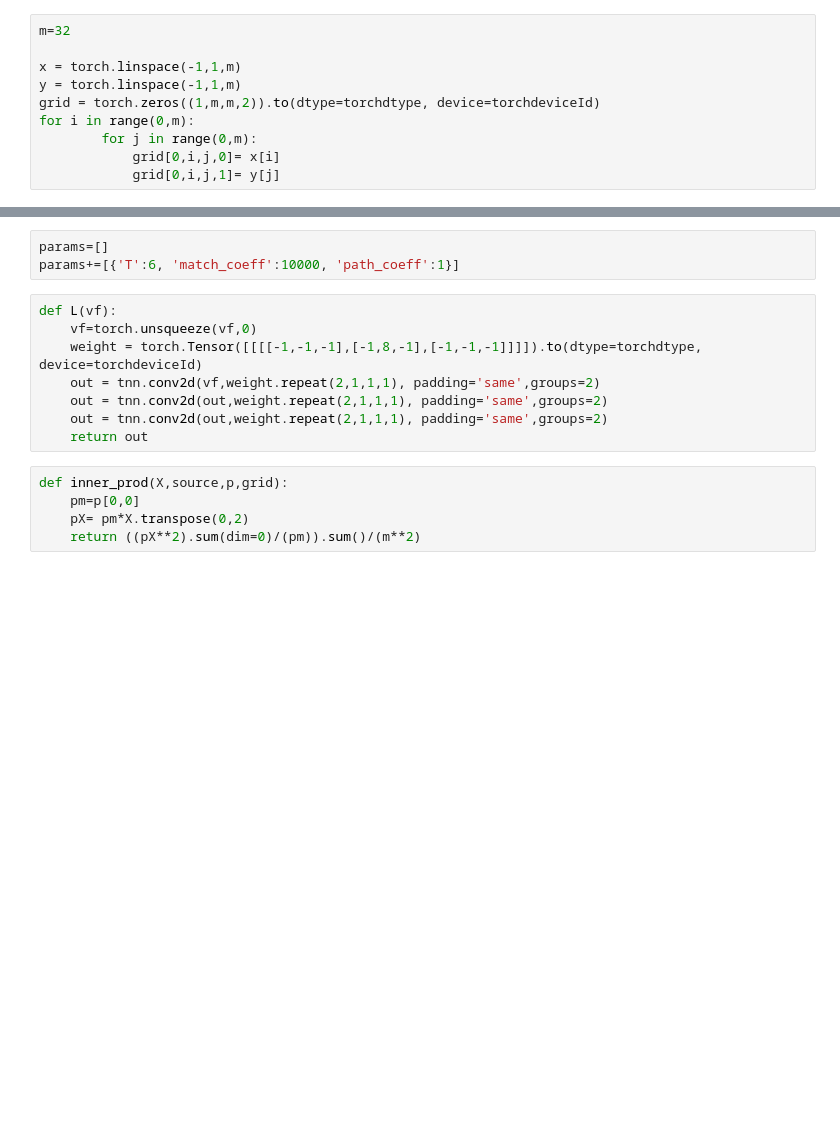
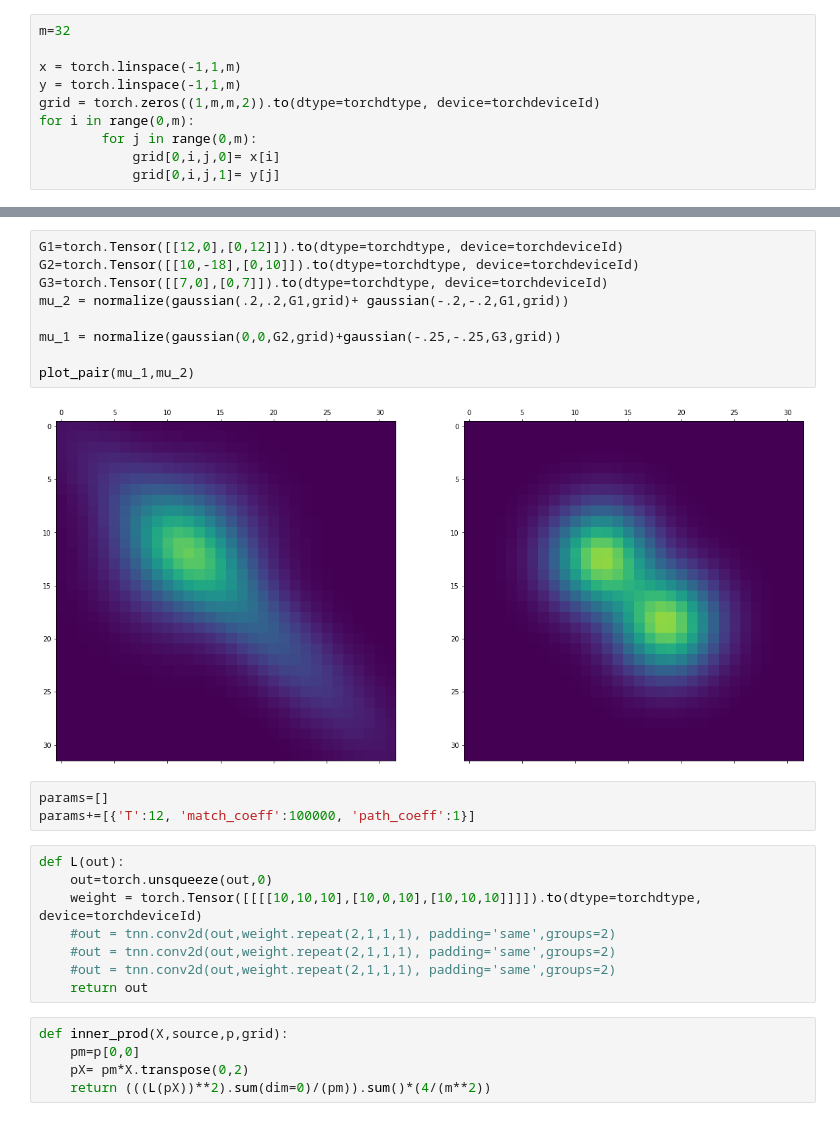
Before and after one commit to mao1756/pdot, a Jupyter notebook: OT.ipynb, the cells around one changed output, grey strips where cells are left out. Drawn from its saved outputs; the diff is of its cells as text; blank space fills up the shorter version.

```diff
--- a/OT.ipynb
+++ b/OT.ipynb
@@ -27,19 +47,30 @@ plot_pair(mu_1,mu_2)
+# %%
+G1=torch.Tensor([[12,0],[0,12]]).to(dtype=torchdtype, device=torchdeviceId)
+G2=torch.Tensor([[10,-18],[0,10]]).to(dtype=torchdtype, device=torchdeviceId)
+G3=torch.Tensor([[7,0],[0,7]]).to(dtype=torchdtype, device=torchdeviceId)
+mu_2 = normalize(gaussian(.2,.2,G1,grid)+ gaussian(-.2,-.2,G1,grid))
+
+mu_1 = normalize(gaussian(0,0,G2,grid)+gaussian(-.25,-.25,G3,grid))
+
+plot_pair(mu_1,mu_2)
+# %% [output]
+[figure, added]
 # %%
 params=[]
-params+=[{'T':6, 'match_coeff':10000, 'path_coeff':1}]
+params+=[{'T':12, 'match_coeff':100000, 'path_coeff':1}]
 # %%
-def L(vf):
-    vf=torch.unsqueeze(vf,0)
-    weight = torch.Tensor([[[[-1,-1,-1],[-1,8,-1],[-1,-1,-1]]]]).to(dtype=torchdtype, device=torchdeviceId)
-    out = tnn.conv2d(vf,weight.repeat(2,1,1,1), padding='same',groups=2)
-    out = tnn.conv2d(out,weight.repeat(2,1,1,1), padding='same',groups=2)
-    out = tnn.conv2d(out,weight.repeat(2,1,1,1), padding='same',groups=2)
+def L(out):
+    out=torch.unsqueeze(out,0)
+    weight = torch.Tensor([[[[10,10,10],[10,0,10],[10,10,10]]]]).to(dtype=torchdtype, device=torchdeviceId)
+    #out = tnn.conv2d(out,weight.repeat(2,1,1,1), padding='same',groups=2)
+    #out = tnn.conv2d(out,weight.repeat(2,1,1,1), padding='same',groups=2)
+    #out = tnn.conv2d(out,weight.repeat(2,1,1,1), padding='same',groups=2)
     return out
 # %%
 def inner_prod(X,source,p,grid):
     pm=p[0,0]
     pX= pm*X.transpose(0,2)
-    return ((pX**2).sum(dim=0)/(pm)).sum()/(m**2)
+    return (((L(pX))**2).sum(dim=0)/(pm)).sum()*(4/(m**2))
 # %%
 start =time.time()
 vecs = DiffeoOT_multires(mu_1,mu_2,grid,params,inner_prod)
```
Also changed, not shown: parts of 9 cells of this notebook, 9 other files.
